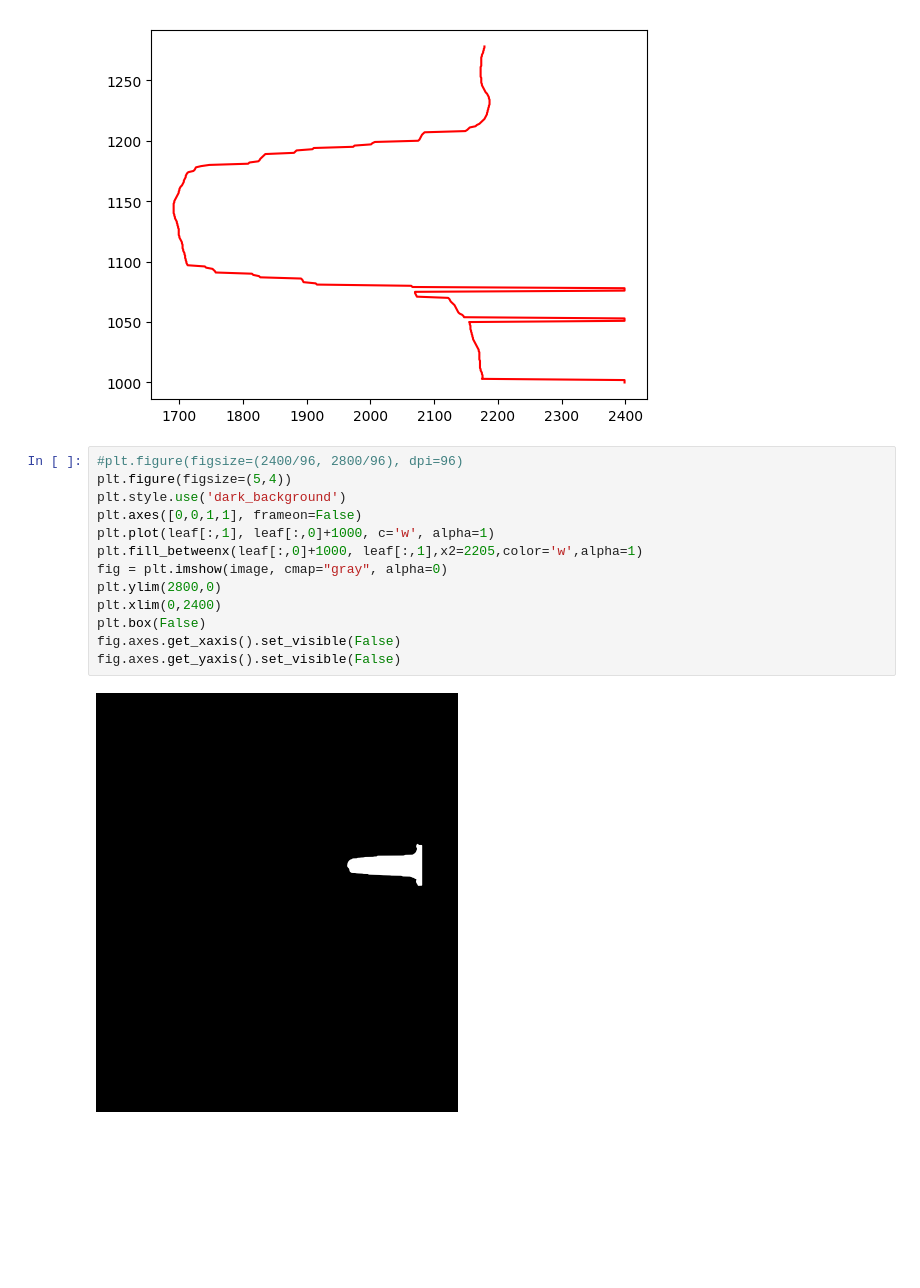
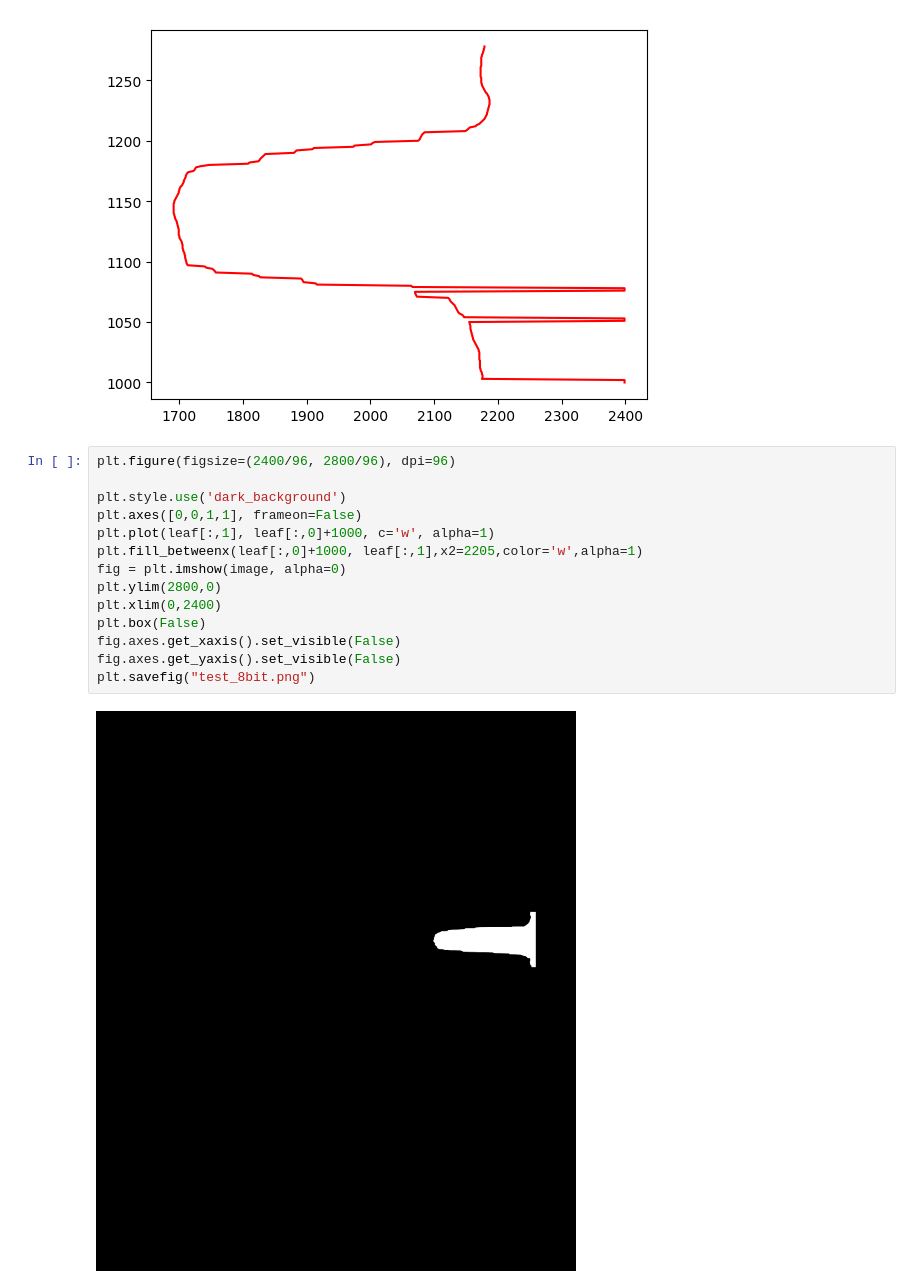
Before and after one commit to cdesio/leaf_reco, a Jupyter notebook: notebooks/Leaf_position_and_inv-different_approach-yw18581.ipynb, the cells around one changed output. Cells and saved outputs as stored; diff of their text form; blank space fills up the shorter version.

```diff
--- a/notebooks/Leaf_position_and_inv-different_approach-yw18581.ipynb
+++ b/notebooks/Leaf_position_and_inv-different_approach-yw18581.ipynb
@@ -189,17 +209,18 @@ plt.plot(new_leaf[:,1], new_leaf[:,0]+1000,c='r')
 [<matplotlib.lines.Line2D at 0x...>]
 [figure]
 # %%
-#plt.figure(figsize=(2400/96, 2800/96), dpi=96)
-plt.figure(figsize=(5,4))
+plt.figure(figsize=(2400/96, 2800/96), dpi=96)
+
 plt.style.use('dark_background')
 plt.axes([0,0,1,1], frameon=False)
 plt.plot(leaf[:,1], leaf[:,0]+1000, c='w', alpha=1)
 plt.fill_betweenx(leaf[:,0]+1000, leaf[:,1],x2=2205,color='w',alpha=1)
-fig = plt.imshow(image, cmap="gray", alpha=0)
+fig = plt.imshow(image, alpha=0)
 plt.ylim(2800,0)
 plt.xlim(0,2400)
 plt.box(False)
 fig.axes.get_xaxis().set_visible(False)
 fig.axes.get_yaxis().set_visible(False)
+plt.savefig("test_8bit.png")
 # %% [output]
-[figure, old version]
+[figure, new version]
```
Also changed, not shown: parts of 21 cells of this notebook.
